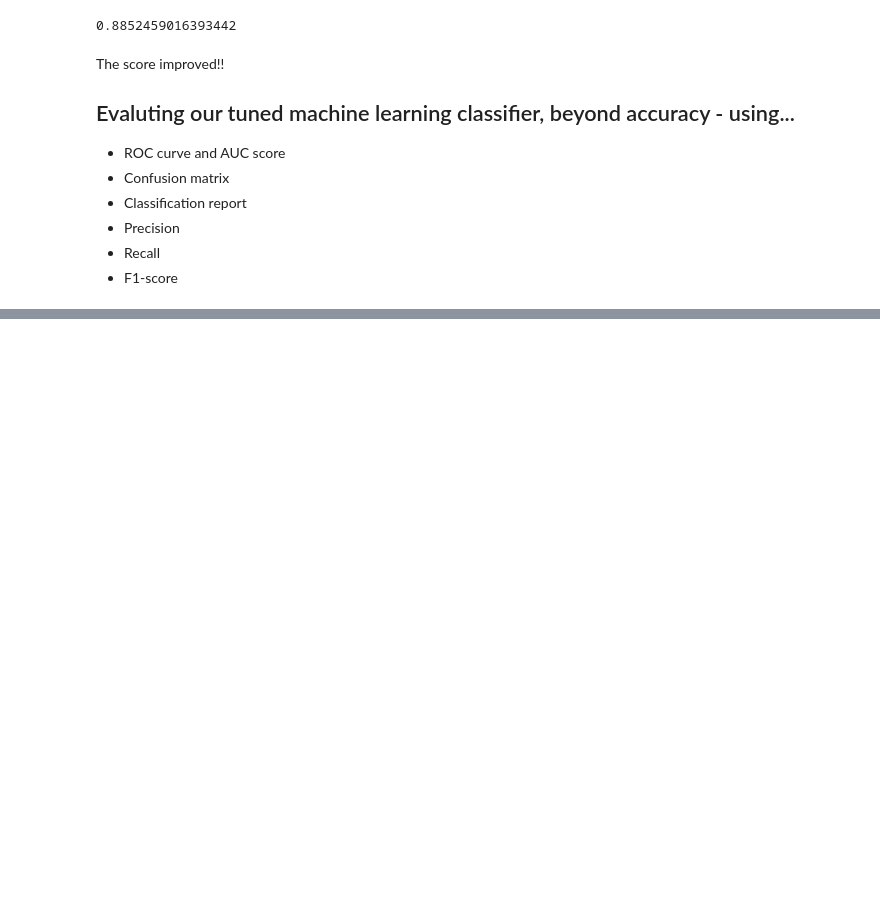
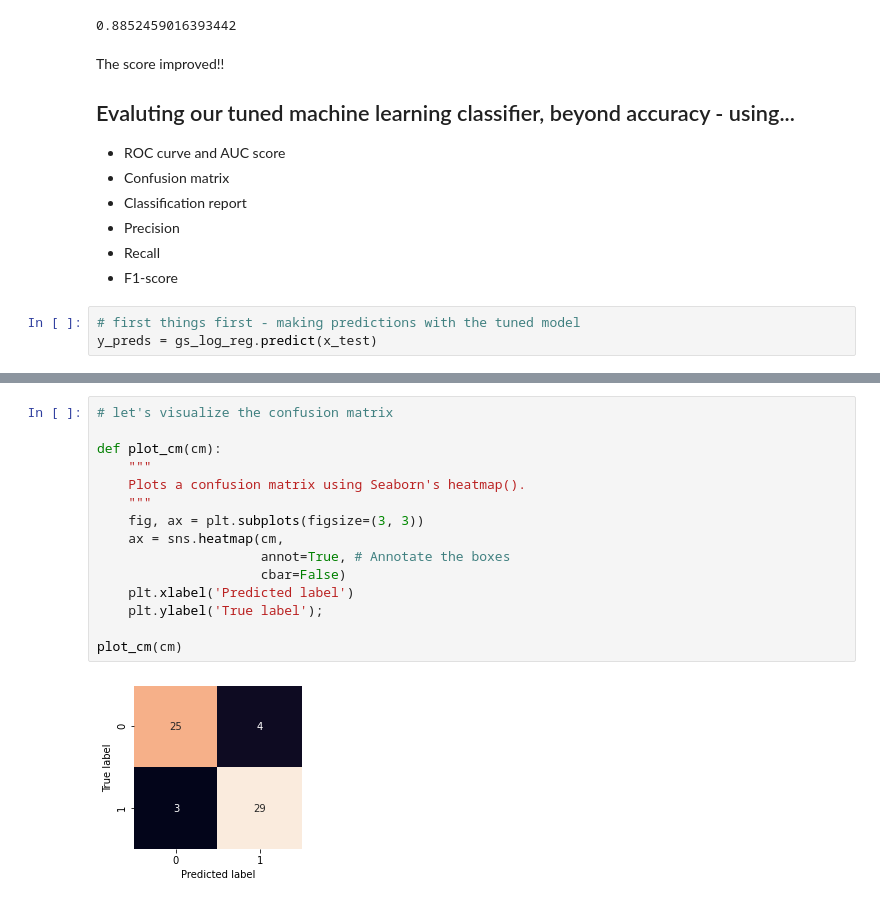
Before and after one commit to ineelhere/Machine-Learning-and-Data-Science, a Jupyter notebook: Milestone Project 1/heart-disease-classification-project.ipynb, the cells around one changed output, grey strips where cells are left out. Saved outputs shown, nothing was run; the diff lists cells and outputs as text; blank space fills up the shorter version.

```diff
--- a/Milestone Project 1/heart-disease-classification-project.ipynb
+++ b/Milestone Project 1/heart-disease-classification-project.ipynb
@@ -602,3 +602,6 @@ The score improved!!
 * Precision
 * Recall
 * F1-score
+# %%
+# first things first - making predictions with the tuned model
+y_preds = gs_log_reg.predict(x_test)
@@ -604,0 +642,17 @@ The score improved!!
+# %%
+# let's visualize the confusion matrix
+
+def plot_cm(cm):
+    """
+    Plots a confusion matrix using Seaborn's heatmap().
+    """
+    fig, ax = plt.subplots(figsize=(3, 3))
+    ax = sns.heatmap(cm,
+                     annot=True, # Annotate the boxes
+                     cbar=False)
+    plt.xlabel('Predicted label')
+    plt.ylabel('True label');
+
+plot_cm(cm)
+# %% [output]
+[figure, added]
```
Also changed, not shown: parts of 5 cells of this notebook.
